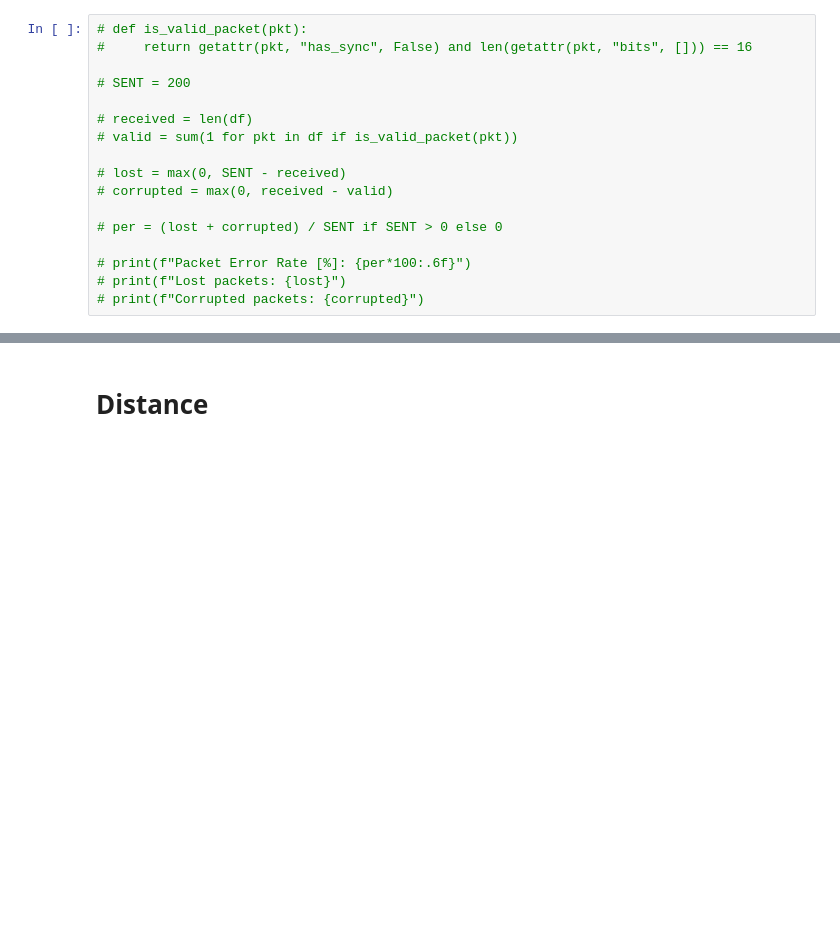
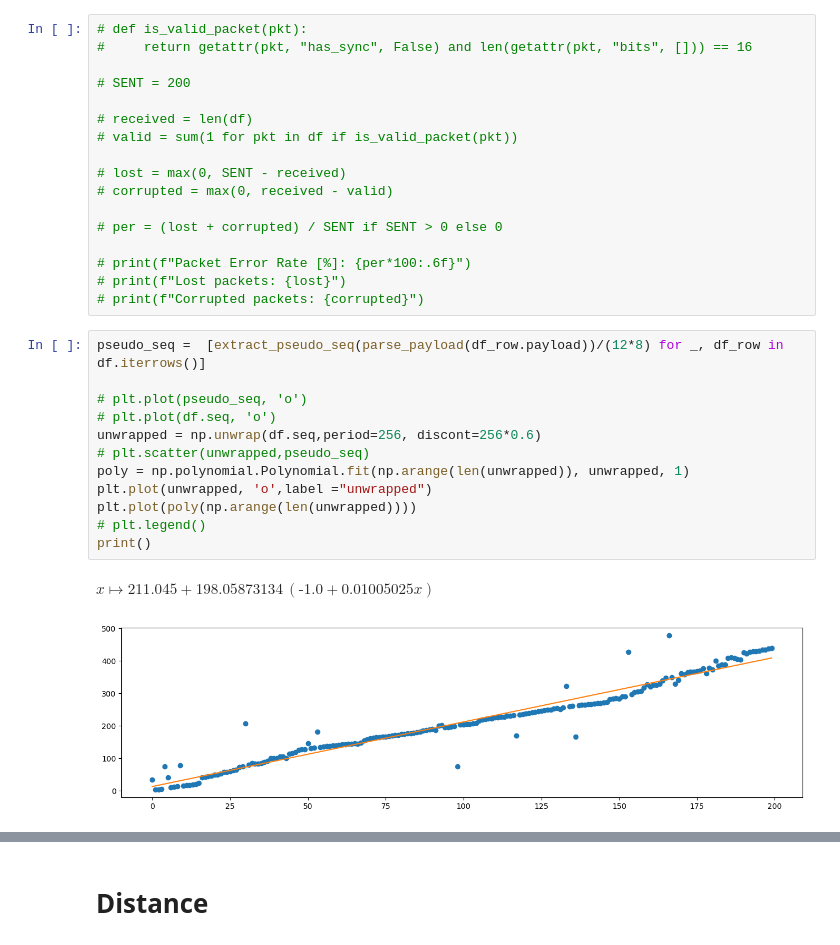
Before and after one commit to tuvabjornberg/wcnes-project2026-group10, a Jupyter notebook: stats/statistics.ipynb, the cells around one changed output, grey strips where cells are left out. Cells and saved outputs as stored; diff of their text form; blank space fills up the shorter version.

```diff
--- a/stats/statistics.ipynb
+++ b/stats/statistics.ipynb
@@ -116,6 +115,21 @@ Bit error rate [%]: 6.84189406          (in received packets within pseudo seque
 # print(f"Packet Error Rate [%]: {per*100:.6f}")
 # print(f"Lost packets: {lost}")
 # print(f"Corrupted packets: {corrupted}")
+# %%
+pseudo_seq =  [extract_pseudo_seq(parse_payload(df_row.payload))/(12*8) for _, df_row in df.iterrows()]
+
+# plt.plot(pseudo_seq, 'o')
+# plt.plot(df.seq, 'o')
+unwrapped = np.unwrap(df.seq,period=256, discont=256*0.6)
+# plt.scatter(unwrapped,pseudo_seq)
+poly = np.polynomial.Polynomial.fit(np.arange(len(unwrapped)), unwrapped, 1)
+plt.plot(unwrapped, 'o',label ="unwrapped")
+plt.plot(poly(np.arange(len(unwrapped))))
+# plt.legend()
+print()
+# %% [output]
+$x \mapsto \text{211.045} + \text{198.05873134}\,\left(\text{-1.0} + \text{0.01005025}x\right)$
+[figure, added]
 # %%
 rssi_values = df["rssi"].dropna()
 
```
Also changed, not shown: parts of 9 cells of this notebook, 1 other file.
